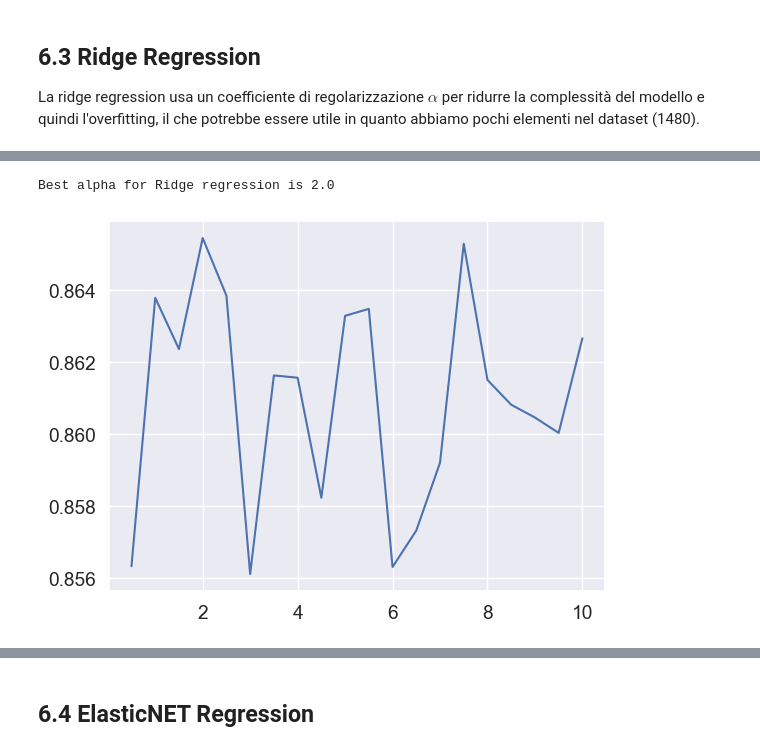
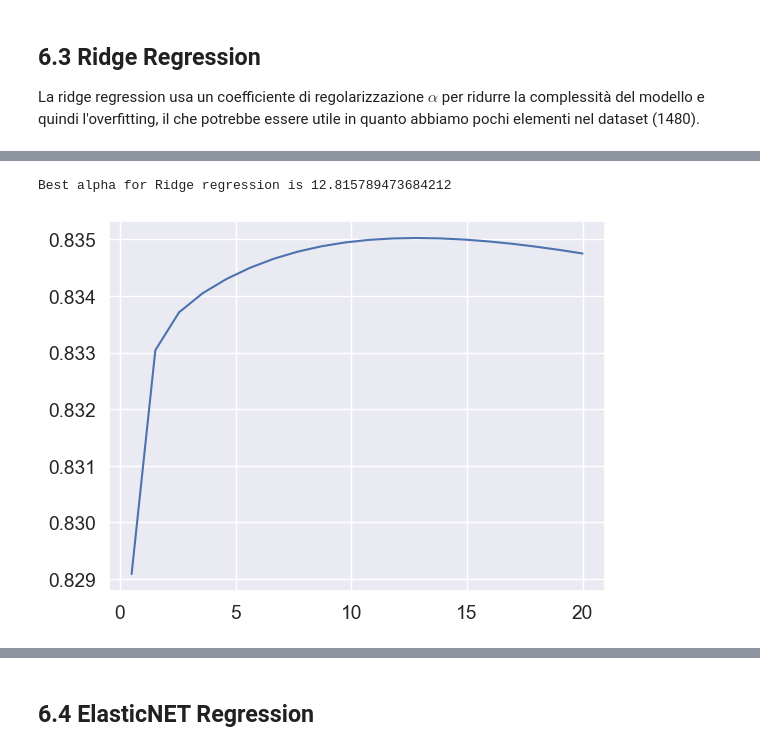
Before and after one commit to emelis-ptr/ProgettoML, a Jupyter notebook: code/notebook.ipynb, the cells around one changed output, grey strips where cells are left out. Cells and saved outputs as stored; diff of their text form; code cells hidden in the pictures.

```diff
--- a/code/notebook.ipynb
+++ b/code/notebook.ipynb
@@ -1004,12 +973,14 @@ mean r2 for lasso: 0.8224783178203111
 ## 6.3 Ridge Regression
 La ridge regression usa un coefficiente di regolarizzazione $\alpha$ per ridurre la complessità del modello e quindi l'overfitting, il che potrebbe essere utile in quanto abbiamo pochi elementi nel dataset (1480).
 # %%
-def ridge_regression_cv(x_train: DataFrame, y_train: Series, alpha: float) -> float:
+def ridge_regression_cv(x_train: DataFrame, y_train: Series, alpha=1.0) -> float:
     model = Ridge(alpha=alpha, random_state=42)
     r2 = cross_val_score(model, x_train, y_train, cv=10, scoring='r2', error_score='raise').mean()
     return r2
-# folds[0].X_train_normalized
-# Esempio con e senza FS / Normalizzazione TODO
-print("r2 without feature selection", ridge_regression_cv(X_train_scaled, y_train, 1.0))
-print("r2 with feature selection", ridge_regression_cv(x_train_best_fs, y_train, 1.0))
+
+# Esempio con e senza FS / Normalizzazione
+print("r2 initial without feature selection", ridge_regression_cv(folds[0].X_train, folds[0].y_train))
+print("r2 initial with feature selection", ridge_regression_cv(fs_X_train, folds[0].y_train))
+print("r2 normalized without feature selection", ridge_regression_cv(folds[0].X_train_normalized, folds[0].y_train))
+print("r2 normalized with feature selection", ridge_regression_cv(fs_X_train_normalized, folds[0].y_train))
 # %% [output]
@@ -1018,5 +993,5 @@ r2 with feature selection 0.8027208268501059
 # %%
-def ridge_regression(x_train: DataFrame, y_train: Series, x_test: DataFrame, y_test: Series, alpha=0.01) -> float:
+def ridge_regression_score(x_train: DataFrame, y_train: Series, x_test: DataFrame, y_test: Series, alpha=0.01) -> float:
     model = Ridge(alpha=alpha, random_state=42)
     model.fit(x_train, y_train)
     return model.score(x_test[x_train.columns], y_test)
@@ -1023,15 +1000,22 @@ def ridge_regression(x_train: DataFrame, y_train: Series, x_test: DataFrame, y_t
 # %%
-def best_alpha_ridge(x_train: DataFrame, y_train: Series, x_test: DataFrame, y_test: Series, k_fs: int, with_fs=True):
+def best_alpha_ridge(folds: List[Fold], k_features=104, with_fs=True):
     scores = []
     best_alpha = 0
     best_r2 = 0.0
-    alphas = list(np.linspace(0.5, 10, 20))
-    x_train_fs = x_train
+    alphas = list(np.linspace(0.5, 20, 20))
+
     for a in alphas:
-        if with_fs:
-            x_train_fs = mutual_info_feature_selection(x_train, y_train, k_fs)
-        r2_score_cv = ridge_regression_cv(x_train_fs, y_train, a)
-        r2_score = ridge_regression(x_train_fs, y_train, x_test, y_test, a)
+        r2_score_cv_sum = 0.0
+        r2_score_sum = 0.0
+        for f in folds:
+            if with_fs:
+                x_train_fs = mutual_info_feature_selection(f.X_train_normalized, f.y_train, k_features)
+            else:
+                x_train_fs = f.X_train_normalized
+            r2_score_cv_sum += ridge_regression_cv(x_train_fs, f.y_train, a)
+            r2_score_sum  += ridge_regression_score(x_train_fs, f.y_train, f.X_test_normalized, f.y_test, a)
+        r2_score_cv = r2_score_cv_sum / len(folds)
+        r2_score = r2_score_sum / len(folds)
         print(f"Ridge alpha = {a} - r2_cv = {r2_score_cv} - r2 = {r2_score}")
         scores.append((a, r2_score))
         if r2_score > best_r2:
@@ -1039,5 +1023,5 @@ def best_alpha_ridge(x_train: DataFrame, y_train: Series, x_test: DataFrame, y_t
             best_alpha = a
     return best_alpha, scores
 
-alpha, scores = best_alpha_ridge(X_train_scaled, y_train, X_test_scaled, y_test, k)
+alpha_ridge, scores_ridge = best_alpha_ridge(folds, k, with_fs=False)
 # %% [output]
@@ -1064,6 +1048,6 @@ Ridge alpha = 10.0 - r2_cv = 0.8058112092490466 - r2 = 0.8626680203253178
 # %%
-print(f"Best alpha for Ridge regression is {alpha}")
-plot_scores(scores)
+print(f"Best alpha for Ridge regression is {alpha_ridge}")
+plot_scores(scores_ridge)
 # %% [output]
-Best alpha for Ridge regression is 2.0
+Best alpha for Ridge regression is 12.815789473684212
-[figure, old version]
+[figure, new version]
```
Also changed, not shown: parts of 37 cells of this notebook.
